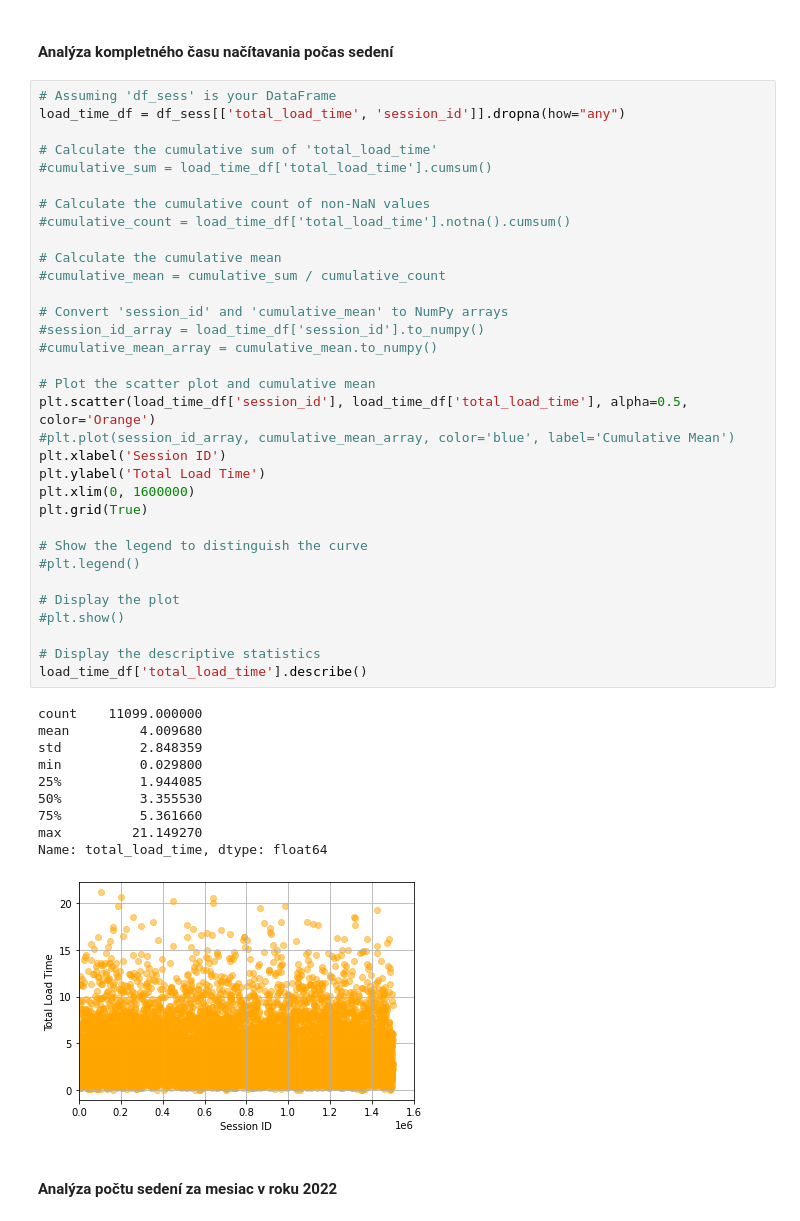
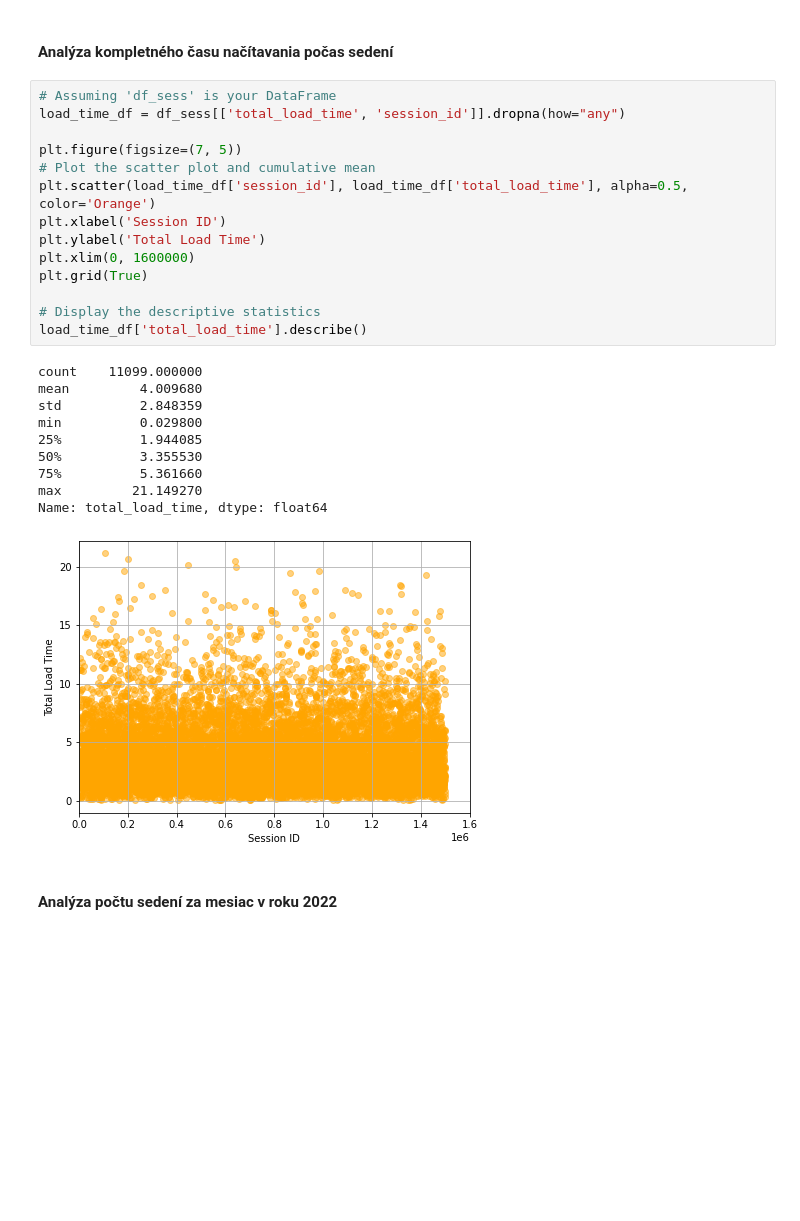
Before and after one commit to FilipMojto/IAU_project, a Jupyter notebook: EDA.ipynb, the cells around one changed output. Cells and saved outputs as stored; diff of their text form; blank space fills up the shorter version.

```diff
--- a/EDA.ipynb
+++ b/EDA.ipynb
@@ -320,47 +322,28 @@ Name: ack, dtype: float64
 # %%
 # Assuming 'df_sess' is your DataFrame
 load_time_df = df_sess[['total_load_time', 'session_id']].dropna(how="any")
 
-# Calculate the cumulative sum of 'total_load_time'
-#cumulative_sum = load_time_df['total_load_time'].cumsum()
-
-# Calculate the cumulative count of non-NaN values
-#cumulative_count = load_time_df['total_load_time'].notna().cumsum()
-
-# Calculate the cumulative mean
-#cumulative_mean = cumulative_sum / cumulative_count
-
-# Convert 'session_id' and 'cumulative_mean' to NumPy arrays
-#session_id_array = load_time_df['session_id'].to_numpy()
-#cumulative_mean_array = cumulative_mean.to_numpy()
-
+plt.figure(figsize=(7, 5))
 # Plot the scatter plot and cumulative mean
 plt.scatter(load_time_df['session_id'], load_time_df['total_load_time'], alpha=0.5, color='Orange')
-#plt.plot(session_id_array, cumulative_mean_array, color='blue', label='Cumulative Mean')
 plt.xlabel('Session ID')
 plt.ylabel('Total Load Time')
 plt.xlim(0, 1600000)
 plt.grid(True)
 
-# Show the legend to distinguish the curve
-#plt.legend()
-
-# Display the plot
-#plt.show()
-
 # Display the descriptive statistics
 load_time_df['total_load_time'].describe()
 # %% [output]
 count    11099.000000
 mean         4.009680
 std          2.848359
 min          0.029800
 25%          1.944085
 50%          3.355530
 75%          5.361660
 max         21.149270
 Name: total_load_time, dtype: float64
-[figure, old version]
+[figure, new version]
 # %% [markdown]
 #### Analýza počtu sedení za mesiac v roku 2022
 # %%
```
Also changed, not shown: parts of 21 cells of this notebook, 1 other file.
